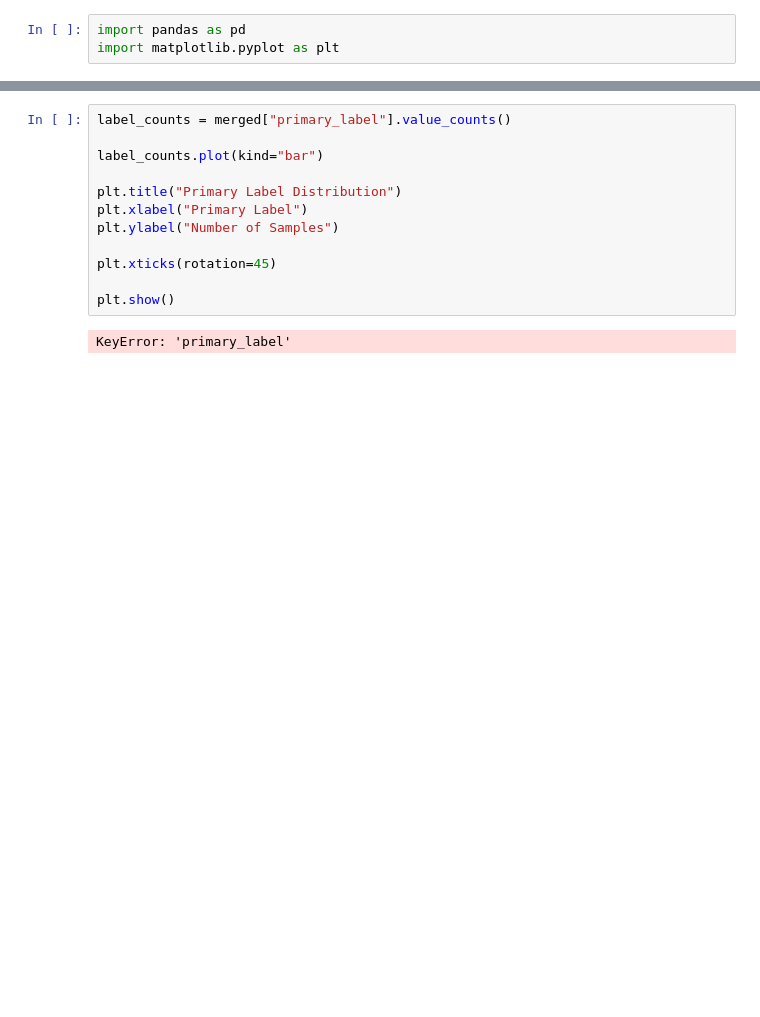
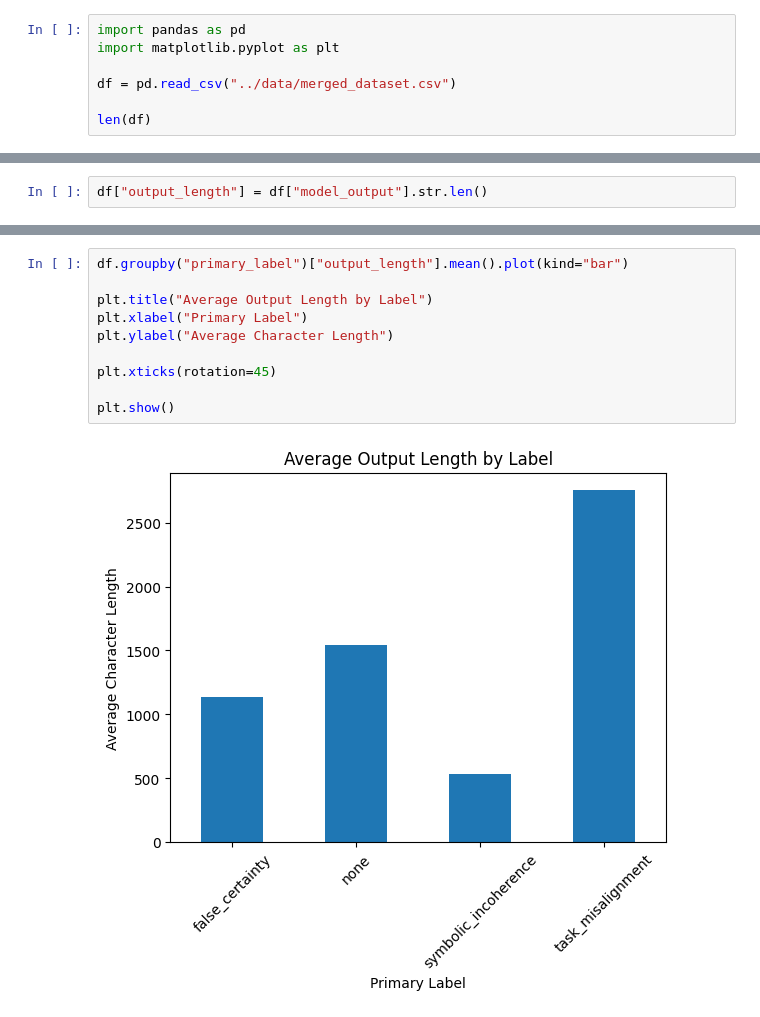
Before and after one commit to Dark-Folio-Press/symbolic-eval-lab, a Jupyter notebook: notebooks/exploratory_analysis.ipynb, the cells around one changed output, grey strips where cells are left out. Drawn from its saved outputs; the diff is of its cells as text; blank space fills up the shorter version.

```diff
--- a/notebooks/exploratory_analysis.ipynb
+++ b/notebooks/exploratory_analysis.ipynb
@@ -1,3 +8,7 @@
 # %%
 import pandas as pd
 import matplotlib.pyplot as plt
+
+df = pd.read_csv("../data/merged_dataset.csv")
+
+len(df)
@@ -9,0 +56,2 @@ len(merged)
+# %%
+df["output_length"] = df["model_output"].str.len()
@@ -10,14 +76,12 @@ len(merged)
 # %%
-label_counts = merged["primary_label"].value_counts()
+df.groupby("primary_label")["output_length"].mean().plot(kind="bar")
 
-label_counts.plot(kind="bar")
-
-plt.title("Primary Label Distribution")
+plt.title("Average Output Length by Label")
 plt.xlabel("Primary Label")
-plt.ylabel("Number of Samples")
+plt.ylabel("Average Character Length")
 
 plt.xticks(rotation=45)
 
 plt.show()
 # %% [output]
-KeyError: 'primary_label'
+[figure, added]
```
Also changed, not shown: parts of 12 cells of this notebook, 1 other file.
